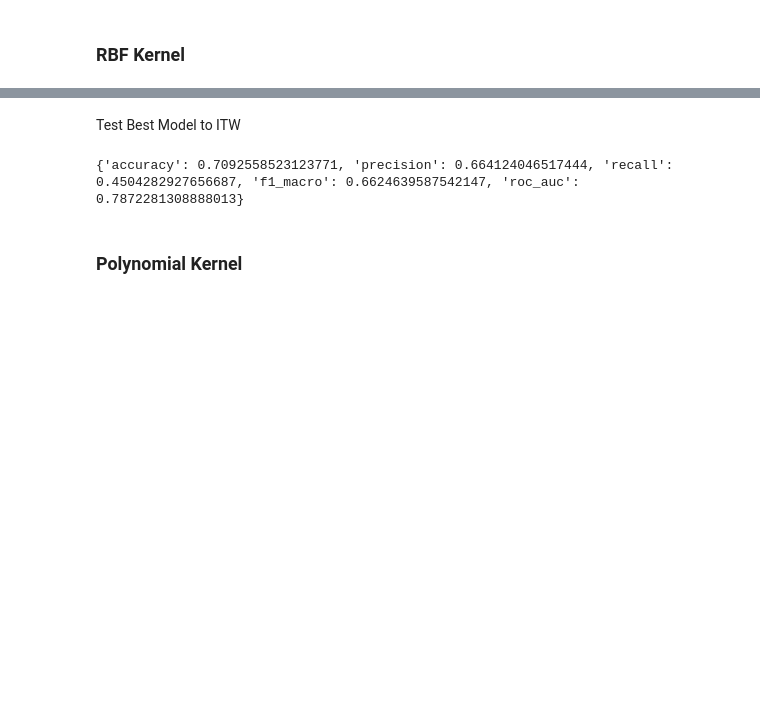
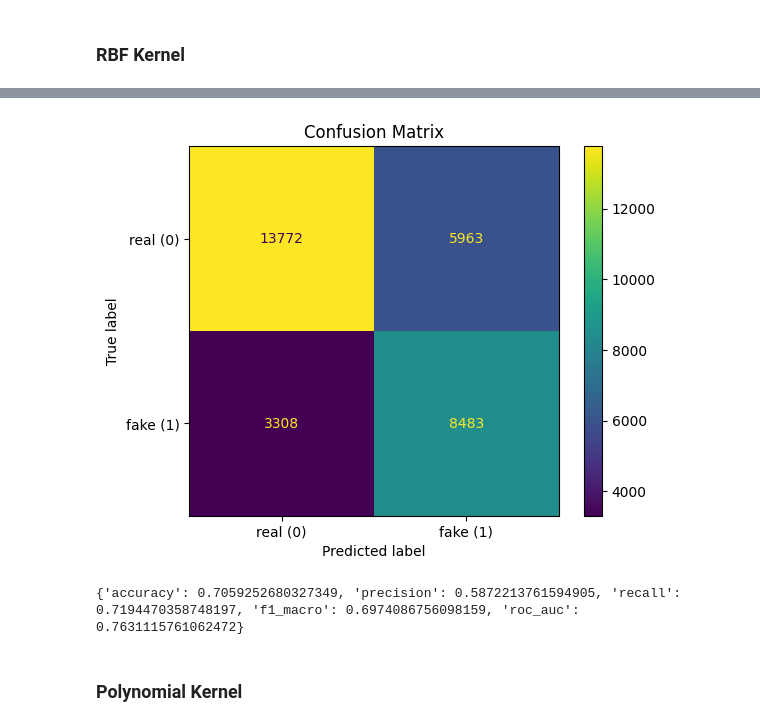
Before and after one commit to g-nazos/audio-deepfake-detection, a Jupyter notebook: notebooks/Non_Linear_SVM.ipynb, the cells around one changed output, grey strips where cells are left out. Saved outputs shown, nothing was run; the diff lists cells and outputs as text; code cells hidden in the pictures; blank space fills up the shorter version.

Commit message:
grid search for non linear svm

```diff
--- a/notebooks/Non_Linear_SVM.ipynb
+++ b/notebooks/Non_Linear_SVM.ipynb
@@ -57,23 +27,30 @@ Fitting 5 folds for each of 36 candidates, totalling 180 fits
 # %% [markdown]
 ### RBF Kernel
 # %%
-train_data_path = os.path.join(FEATURES_DIR, "training_features_mean_20_128_256_128.parquet")
-test_data_path = os.path.join(FEATURES_DIR, "testing_features_mean_20_128_256_128.parquet")
+param_grid_rbf = {
+    "svm__kernel": ["rbf"],
+    "svm__C": [0.1, 1, 10, 100],
+    "svm__gamma": ["scale", 0.01, 0.1],
+}
 
-df = pd.read_parquet(train_data_path)
-df_test = pd.read_parquet(test_data_path)
-print(df.head())
-print(df_test.head())
-print(df_test.shape)
-#df.shape()
+final_model_rbf, test_metrics_rbf, val_metrics_rbf, best_params_rbf, val_results_rbf, metadata_rbf, feature_names_rbf = grid_search_joblib(
+                                                                                                                                model,
+                                                                                                                                param_grid_rbf,
+                                                                                                                                train_data_path,
+                                                                                                                                val_data_path,
+                                                                                                                                test_data_path,
+                                                                                                                                n_jobs=5
+                                                                                                                            )
+print(f'Best parameters:{best_params_rbf}')
+print(f'Resluts on validation data:{val_metrics_rbf}')
+print(f'Resluts on test data:{test_metrics_rbf}')
 
-svc_params = {
-            "kernel": "rbf",
-            "C": 1.0,
-            "class_weight": {0: 1, 1: 5},
-            "max_iter": 20000,
-            "random_state": 42,
-        }
-pipeline, metrics, svc_params, feature_names, metadata_extra = train_and_evaluate_non_linear_svm(train_data_path, test_data_path, svc_params)
-print(metrics)
+save_experiment(
+    model=final_model_rbf,
+    metrics=test_metrics_rbf,
+    experiment_dir=os.path.join(sys.path[0], "notebooks", "experiments", "rbf_svm"),
+    model_params=best_params_rbf,
+    feature_names=feature_names_rbf,
+    metadata_extra=metadata_rbf,
+)
 # %% [output]
@@ -97,2 +84,0 @@ print(metrics)
-# %% [markdown]
-Test Best Model to ITW
@@ -101,9 +85,10 @@ itw_test_data_path = os.path.join(ITW_DATASET_PATH, 'normalized_features',"itw_f
-# %%
-
-metrics, metadata_extra = evaluate_model_on_parquet(pipeline, itw_test_data_path)
-print(metrics)
-# %% [output]
-{'accuracy': 0.7092558523123771, 'precision': 0.664124046517444, 'recall': 0.4504282927656687, 'f1_macro': 0.6624639587542147, 'roc_auc': 0.7872281308888013}
+# %%
+
+metrics, metadata_extra = evaluate_model_on_parquet(final_model_rbf, test_data_path, plots=True)
+print(metrics)
+# %% [output]
+[figure, added]
+{'accuracy': 0.7059252680327349, 'precision': 0.5872213761594905, 'recall': 0.7194470358748197, 'f1_macro': 0.6974086756098159, 'roc_auc': 0.7631115761062472}
 # %% [markdown]
 ### Polynomial Kernel
 # %%
```
Also changed, not shown: parts of 11 cells of this notebook.
